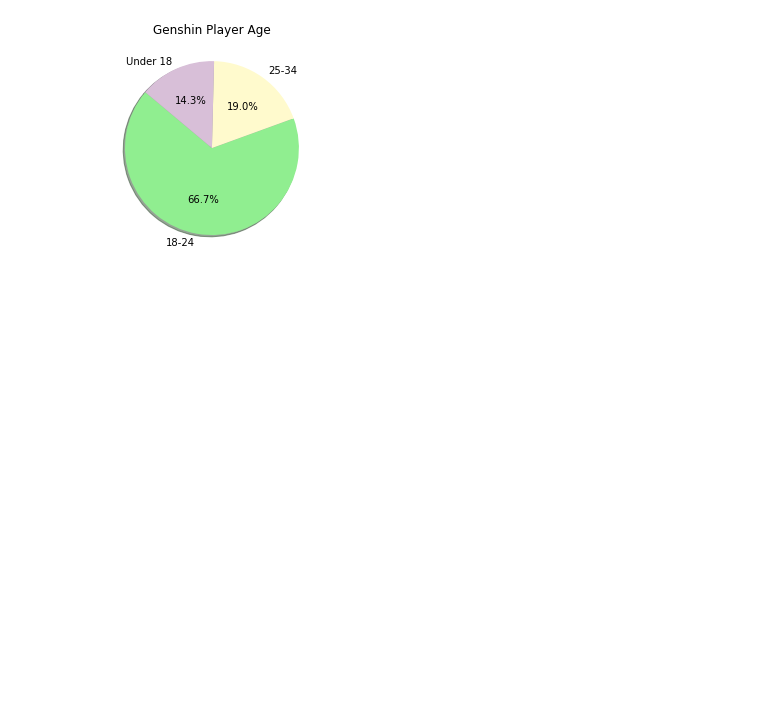
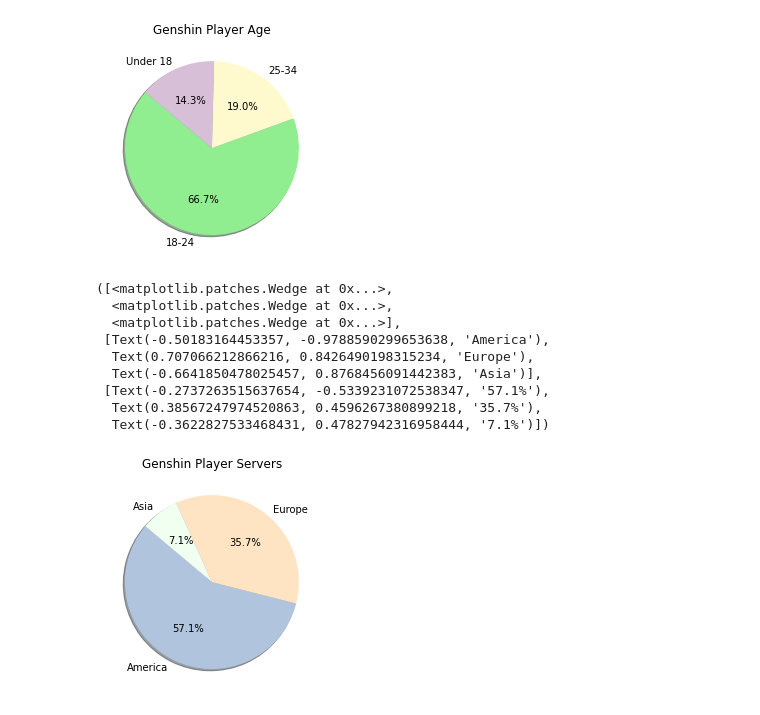
Before and after one commit to AgapeofIcarus/Player-Preferences---Genshin-Impact, a Jupyter notebook: Player-Preferences.ipynb, the cells around one changed output. Saved outputs shown, nothing was run; the diff lists cells and outputs as text; code cells hidden in the pictures; blank space fills up the shorter version.

Commit message:
made pie chart
Made pie chart for server data.

```diff
--- a/Player-Preferences.ipynb
+++ b/Player-Preferences.ipynb
@@ -88,3 +88,25 @@ plt.pie(age, labels=ages, colors=agecolors,
   Text(0.3502461370956356, 0.4871628510565899, '19.0%'),
   Text(-0.24677235331550984, 0.5469034701289845, '14.3%')])
 [figure]
+# %%
+#create call name for server data
+server = player_data["Server"].value_counts()
+server
+
+#create pie chart for server data
+servers = ["America", "Europe", "Asia"]
+sercolors = ["lightsteelblue", "bisque", "honeydew"]
+plt.title("Genshin Player Servers")
+plt.pie(server, labels=servers, colors=sercolors,
+        autopct="%1.1f%%", shadow=True, startangle=140)
+# %% [output]
+([<matplotlib.patches.Wedge at 0x...>,
+  <matplotlib.patches.Wedge at 0x...>,
+  <matplotlib.patches.Wedge at 0x...>],
+ [Text(-0.50183164453357, -0.9788590299653638, 'America'),
+  Text(0.707066212866216, 0.8426490198315234, 'Europe'),
+  Text(-0.6641850478025457, 0.8768456091442383, 'Asia')],
+ [Text(-0.2737263515637654, -0.5339231072538347, '57.1%'),
+  Text(0.38567247974520863, 0.4596267380899218, '35.7%'),
+  Text(-0.3622827533468431, 0.47827942316958444, '7.1%')])
+[figure, added]
```
